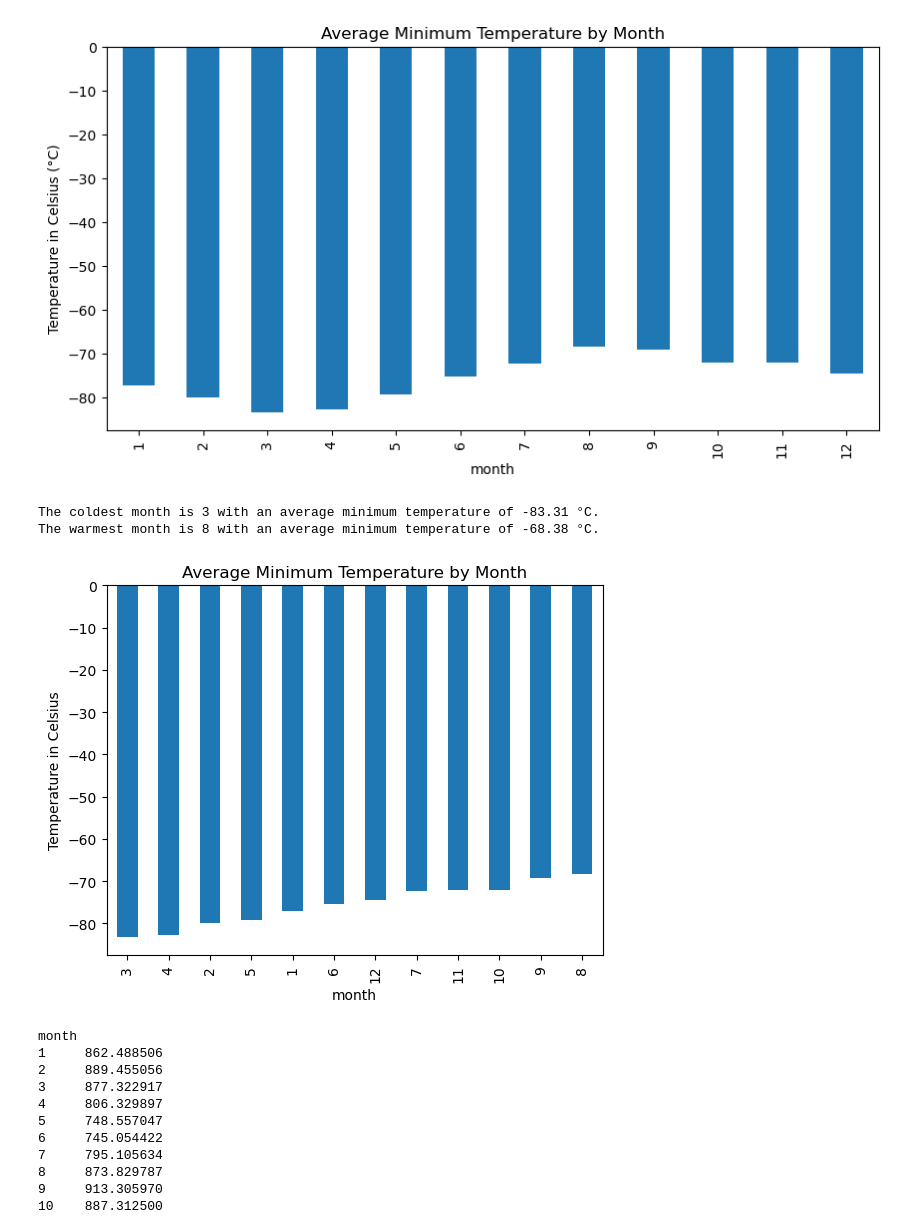
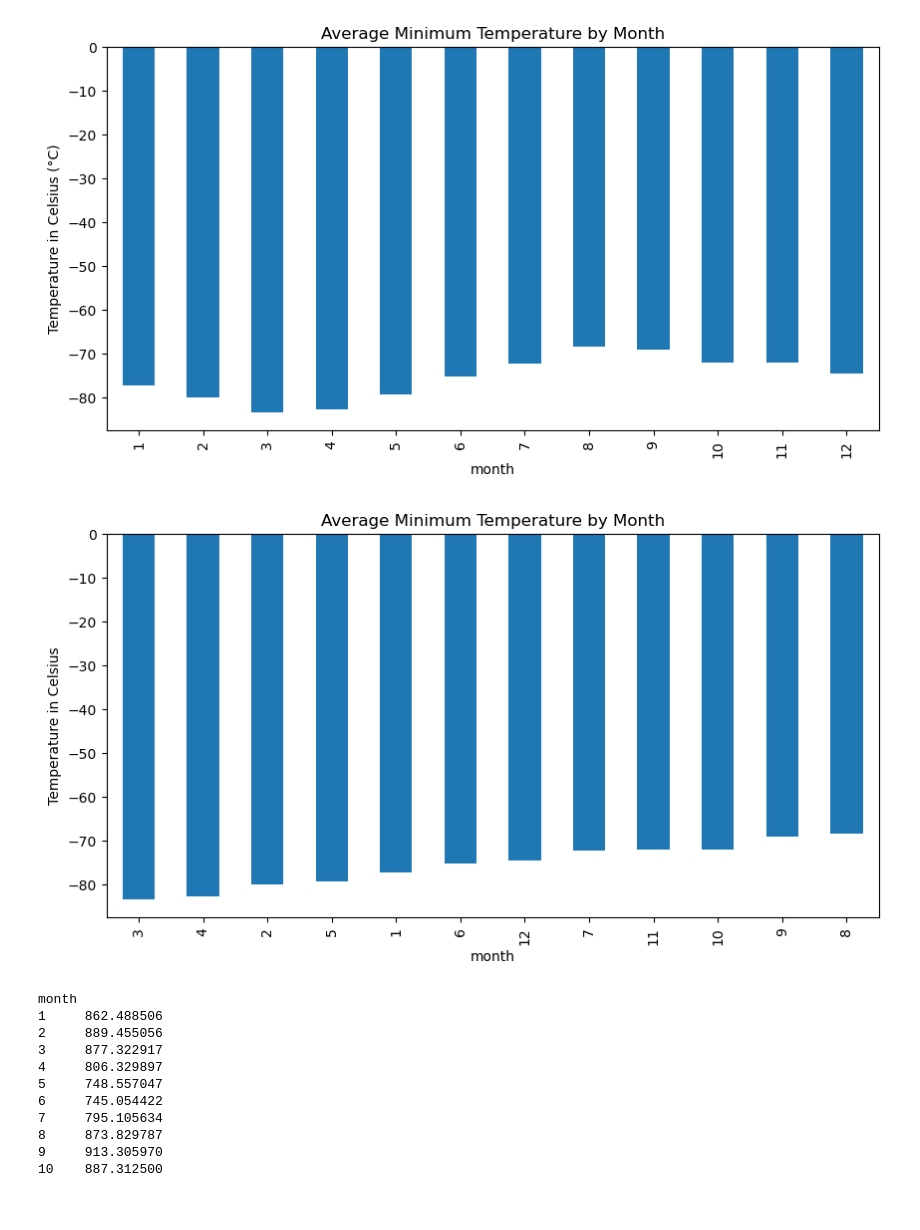
Before and after one commit to Sprodhania/web-scraping_and_data-analysis, a Jupyter notebook: part_2_mars_weather.ipynb, the cells around one changed output. Drawn from its saved outputs; the diff is of its cells as text; code cells hidden in the pictures; blank space fills up the shorter version.

```diff
--- a/part_2_mars_weather.ipynb
+++ b/part_2_mars_weather.ipynb
@@ -115,5 +115,4 @@ print(mars_temp_data)
 [{'id': '2', 'terrestrial_date': '2012-08-16', 'sol': '10', 'ls': '155', 'month': '6', 'min_temp': '-75.0', 'pressure': '739.0'}, {'id': '13', 'terrestrial_date': '2012-08-17', 'sol': '11', 'ls': '156 ...
 # %%
 # Create a Pandas DataFrame by using the list of rows and a list of the column names
-df= pd.DataFrame(['id', 'terrestrial_date', 'sol', 'ls', 'month', 'min_temp', 'pressure'])
-df
+df = pd.DataFrame(mars_temp_data, columns = ["id", "terrestrial_date", "sol", "ls", "month", "min_temp", "pressure"])
@@ -230,19 +228,16 @@ plt.ylabel('Temperature in Celsius (°C)')
 plt.show()
 # %% [output]
 [figure]
-# %%
-coldest_month = avg_min_temp.idxmin()
-hottest_month = avg_min_temp.idxmax()
-
-print(f'The coldest month is {coldest_month} with an average minimum temperature of {avg_min_temp[coldest_month]:.2f} °C.')
-print(f'The warmest month is {hottest_month} with an average minimum temperature of {avg_min_temp[hottest_month]:.2f} °C.')
-# %% [output]
-The coldest month is 3 with an average minimum temperature of -83.31 °C.
-The warmest month is 8 with an average minimum temperature of -68.38 °C.
 # %%
 # Identify the coldest and hottest months in Curiosity's location by sorting the previous graph
+avg_min_temp_sort = avg_min_temp.sort_values()
+avg_min_temp_sort.plot(kind='bar', figsize = (10,5))
+plt.title('Average Minimum Temperature by Month')
+plt.xlabel('month')
+plt.ylabel('Temperature in Celsius')
+plt.show()
 # %% [output]
-[figure, old version]
+[figure, new version]
 # %%
 # 4. What is the average pressure by month?
 avg_pressure = df.groupby('month')['pressure'].mean()
```
Also changed, not shown: parts of 16 cells of this notebook, 1 other file.
